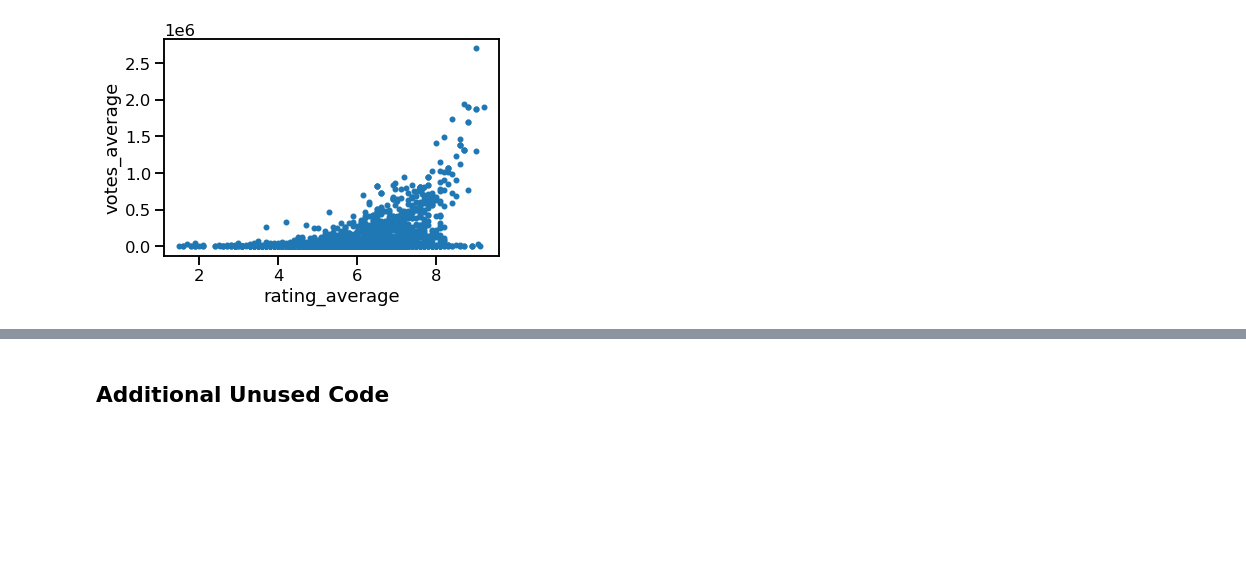
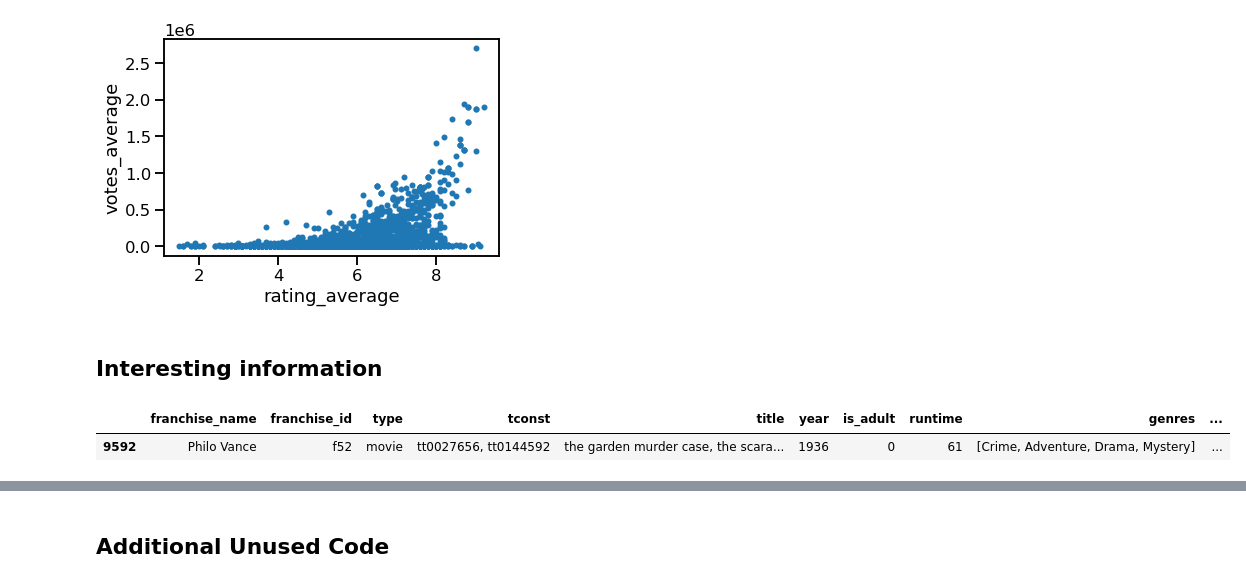
Before and after one commit to adambrennan150/Franchises, a Jupyter notebook: Initial_Analysis.ipynb, the cells around one changed output, grey strips where cells are left out. Drawn from its saved outputs; the diff is of its cells as text; code cells hidden in the pictures; blank space fills up the shorter version.

```diff
--- a/Initial_Analysis.ipynb
+++ b/Initial_Analysis.ipynb
@@ -419,3 +411,10 @@ ax = merged_years_df[merged_years_df["type"] == "movie"].plot.scatter(x = "ratin
 [figure]
 # %%
 merged_years_df.to_csv("franchises_combined_by_year.csv")
+# %% [markdown]
+## Interesting information
+# %%
+merged_years_df.sample()
+# %% [output]
+|  | franchise_name | franchise_id | type | tconst | title | year | is_adult | runtime | genres | ... |
+| 9592 | Philo Vance | f52 | movie | tt0027656, tt0144592 | the garden murder case, the scara... | 1936 | 0 | 61 | [Crime, Adventure, Drama, Mystery] | ... |
```
Also changed, not shown: parts of 8 cells of this notebook.
